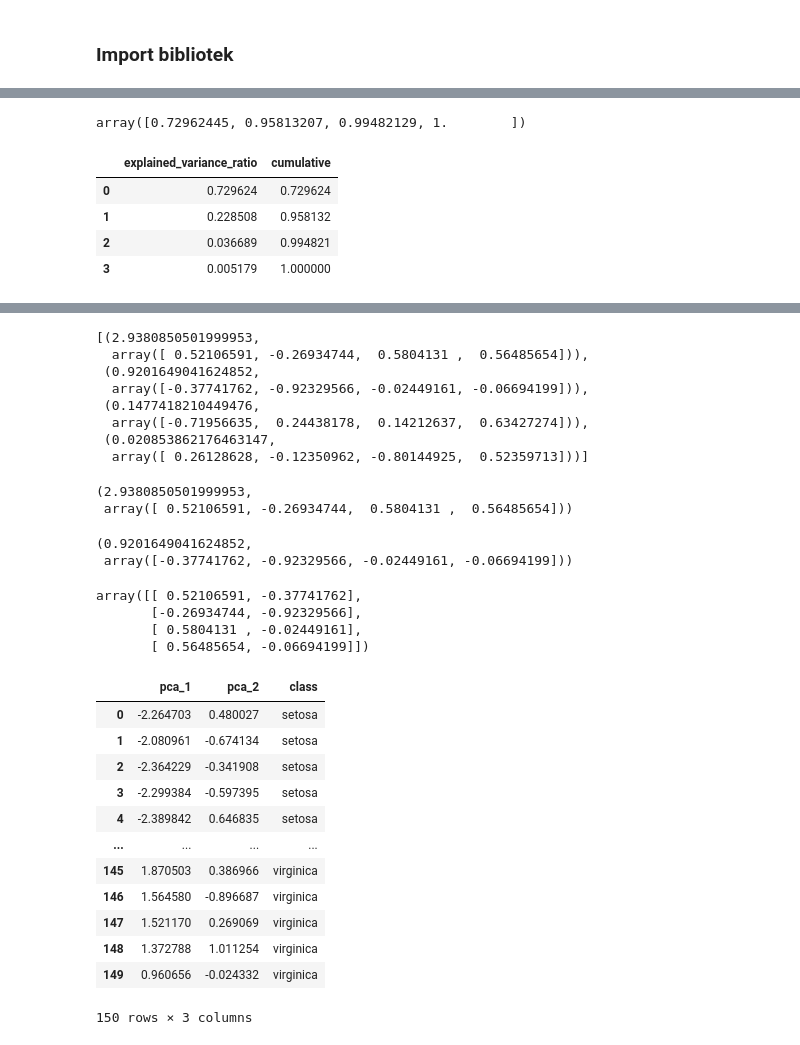
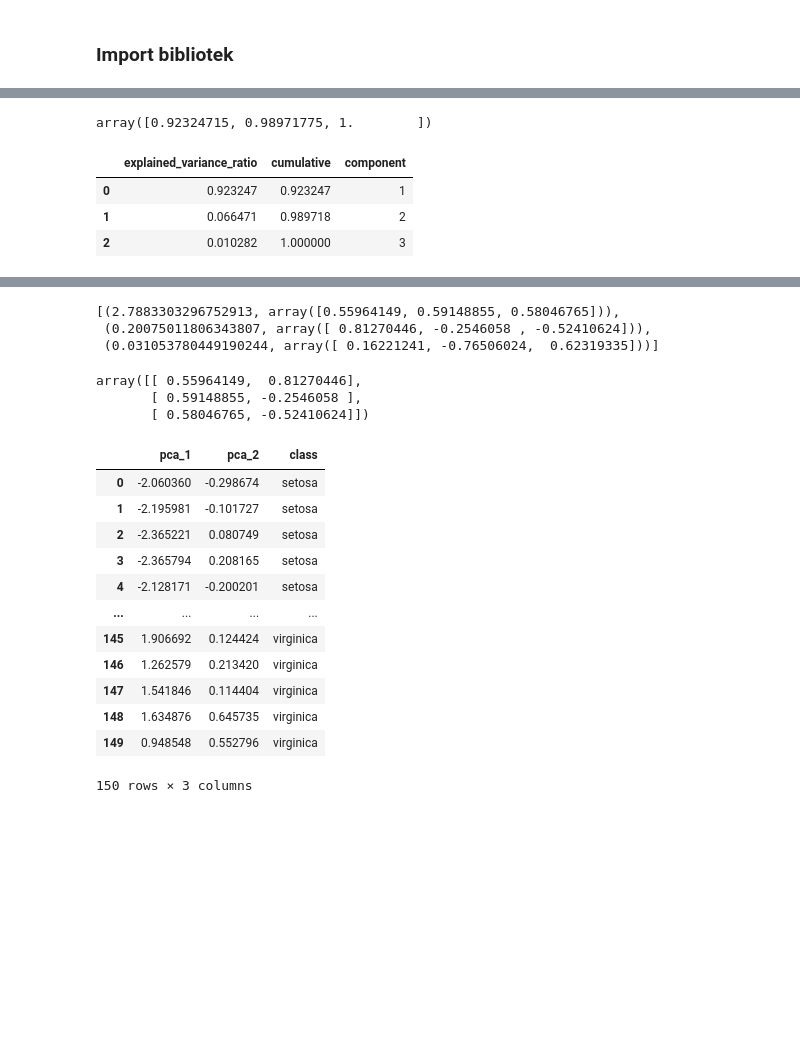
Before and after one commit to krakowiakpawel9/ml_course, a Jupyter notebook: ul/11_pca_math.ipynb, the cells around one changed output, grey strips where cells are left out. Cells and saved outputs as stored; diff of their text form; code cells hidden in the pictures; blank space fills up the shorter version.

```diff
--- a/ul/11_pca_math.ipynb
+++ b/ul/11_pca_math.ipynb
@@ -48,4 +39,9 @@ array(['setosa', 'versicolor', 'virginica'], dtype='<U10')
 # %%
+raw_data = load_iris()
+data = raw_data['data']
+target = raw_data['target']
+feature_names = list(raw_data['feature_names'])
+feature_names = [name.replace(' ', '_')[:-5] for name in feature_names]
 df = pd.DataFrame(data=np.c_[data, target], columns=feature_names + ['class'])
 df['class'] = df['class'].map({0.0: 'setosa', 1.0: 'versicolor', 2.0: 'virginica'})
 df
@@ -69,7 +67,10 @@ y = df.iloc[:, -1]
 # %%
 from sklearn.preprocessing import StandardScaler
 
+X = df.iloc[:, [0, 2, 3]]
+y = df.iloc[:, -1]
+
 scaler = StandardScaler()
 X_std = scaler.fit_transform(X)
-X_std
+X_std[:10]
 # %% [output]
@@ -139,15 +123,15 @@ explained_variance_ratio
 cumulative_explained_variance = np.cumsum(explained_variance_ratio)
 cumulative_explained_variance
 # %% [output]
-array([0.72962445, 0.95813207, 0.99482129, 1.        ])
+array([0.92324715, 0.98971775, 1.        ])
 # %%
 results = pd.DataFrame(data={'explained_variance_ratio': explained_variance_ratio})
 results['cumulative'] = results['explained_variance_ratio'].cumsum()
+results['component'] = results.index + 1
 results
 # %% [output]
-|  | explained_variance_ratio | cumulative |
-| 0 | 0.729624 | 0.729624 |
-| 1 | 0.228508 | 0.958132 |
-| 2 | 0.036689 | 0.994821 |
-| 3 | 0.005179 | 1.000000 |
+|  | explained_variance_ratio | cumulative | component |
+| 0 | 0.923247 | 0.923247 | 1 |
+| 1 | 0.066471 | 0.989718 | 2 |
+| 2 | 0.010282 | 1.000000 | 3 |
 # %%
@@ -160,51 +144,35 @@ fig.show()
 # %%
 eig_pairs
 # %% [output]
-[(2.9380850501999953,
-  array([ 0.52106591, -0.26934744,  0.5804131 ,  0.56485654])),
- (0.9201649041624852,
-  array([-0.37741762, -0.92329566, -0.02449161, -0.06694199])),
- (0.1477418210449476,
-  array([-0.71956635,  0.24438178,  0.14212637,  0.63427274])),
- (0.020853862176463147,
-  array([ 0.26128628, -0.12350962, -0.80144925,  0.52359713]))]
+[(2.7883303296752913, array([0.55964149, 0.59148855, 0.58046765])),
+ (0.20075011806343807, array([ 0.81270446, -0.2546058 , -0.52410624])),
+ (0.031053780449190244, array([ 0.16221241, -0.76506024,  0.62319335]))]
-# %%
-eig_pairs[0]
-# %% [output]
-(2.9380850501999953,
- array([ 0.52106591, -0.26934744,  0.5804131 ,  0.56485654]))
-# %%
-eig_pairs[1]
-# %% [output]
-(0.9201649041624852,
- array([-0.37741762, -0.92329566, -0.02449161, -0.06694199]))
 # %%
-W = np.hstack((eig_pairs[0][1].reshape(4, 1), eig_pairs[1][1].reshape(4, 1)))
+W = np.hstack((eig_pairs[0][1].reshape(3, 1), eig_pairs[1][1].reshape(3, 1)))
 W
 # %% [output]
-array([[ 0.52106591, -0.37741762],
-       [-0.26934744, -0.92329566],
-       [ 0.5804131 , -0.02449161],
-       [ 0.56485654, -0.06694199]])
+array([[ 0.55964149,  0.81270446],
+       [ 0.59148855, -0.2546058 ],
+       [ 0.58046765, -0.52410624]])
 # %%
 X_pca = X_std.dot(W)
-pca_df_1 = pd.DataFrame(data=X_pca, columns=['pca_1', 'pca_2'])
-pca_df_1['class'] = df['class']
-pca_df_1['pca_2'] = - pca_df_1['pca_2']
-pca_df_1
+pca_df = pd.DataFrame(data=X_pca, columns=['pca_1', 'pca_2'])
+pca_df['class'] = df['class']
+pca_df['pca_2'] = - pca_df['pca_2']
+pca_df
 # %% [output]
 |  | pca_1 | pca_2 | class |
-| 0 | -2.264703 | 0.480027 | setosa |
-| 1 | -2.080961 | -0.674134 | setosa |
-| 2 | -2.364229 | -0.341908 | setosa |
-| 3 | -2.299384 | -0.597395 | setosa |
-| 4 | -2.389842 | 0.646835 | setosa |
+| 0 | -2.060360 | -0.298674 | setosa |
+| 1 | -2.195981 | -0.101727 | setosa |
+| 2 | -2.365221 | 0.080749 | setosa |
+| 3 | -2.365794 | 0.208165 | setosa |
+| 4 | -2.128171 | -0.200201 | setosa |
 | ... | ... | ... | ... |
-| 145 | 1.870503 | 0.386966 | virginica |
-| 146 | 1.564580 | -0.896687 | virginica |
-| 147 | 1.521170 | 0.269069 | virginica |
-| 148 | 1.372788 | 1.011254 | virginica |
-| 149 | 0.960656 | -0.024332 | virginica |
+| 145 | 1.906692 | 0.124424 | virginica |
+| 146 | 1.262579 | 0.213420 | virginica |
+| 147 | 1.541846 | 0.114404 | virginica |
+| 148 | 1.634876 | 0.645735 | virginica |
+| 149 | 0.948548 | 0.552796 | virginica |
 150 rows × 3 columns
 # %%
 px.scatter(pca_df_1, 'pca_1', 'pca_2', color='class', width=700)
```
Also changed, not shown: parts of 15 cells of this notebook.
